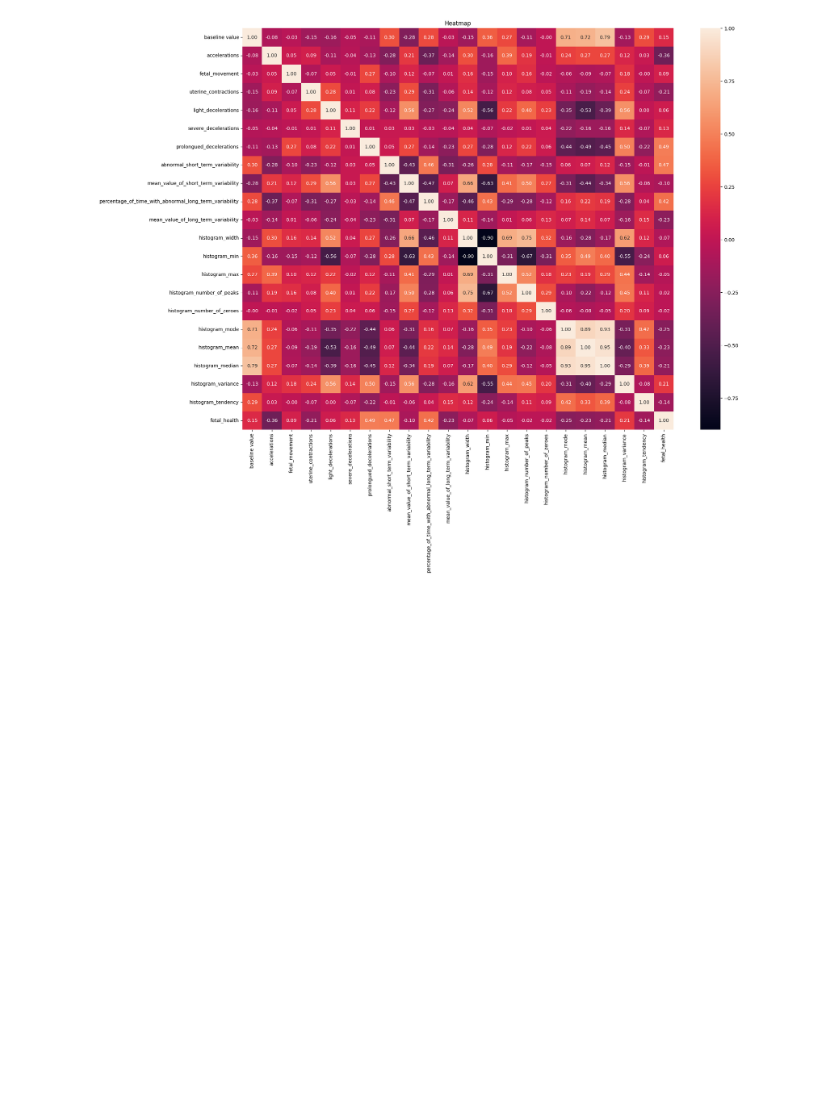
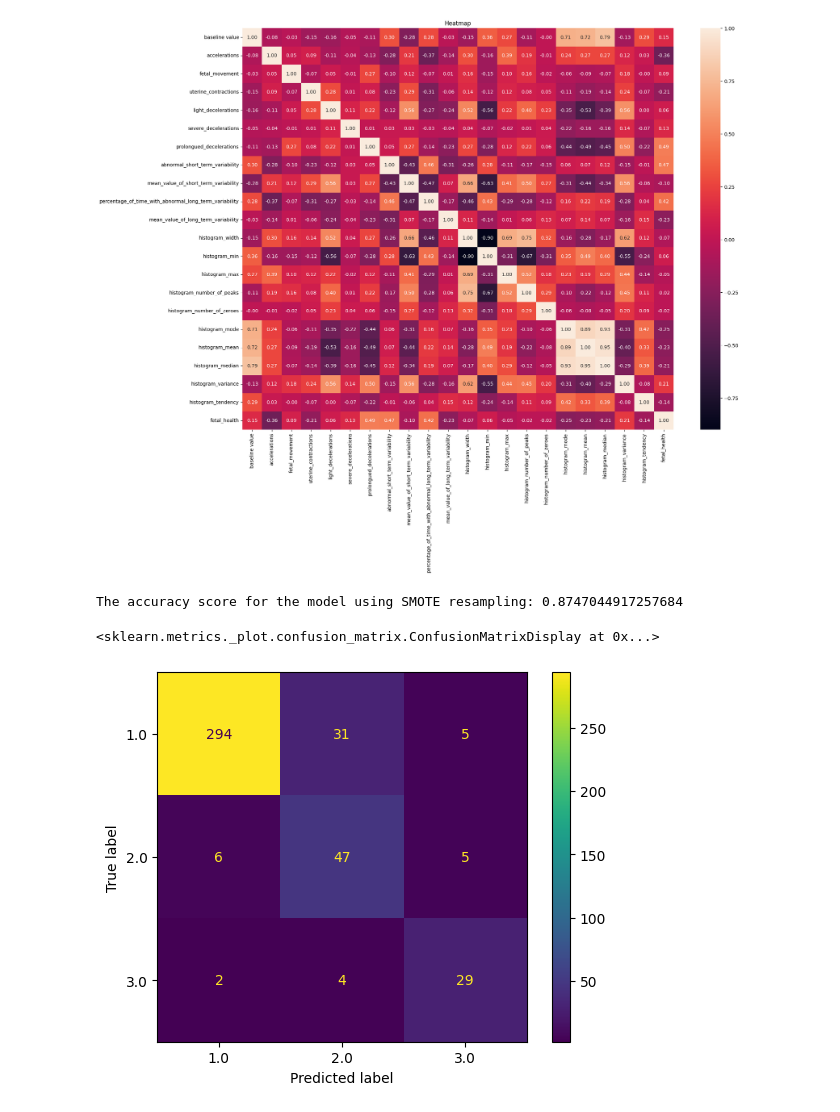
Before and after one commit to Constantin-Stamate/Pregnancy_Health_Assistant, a Jupyter notebook: models/logistic_regression.ipynb, the cells around one changed output. Drawn from its saved outputs; the diff is of its cells as text; code cells hidden in the pictures; blank space fills up the shorter version.

Commit message:
evaluated logistic regression models

```diff
--- a/models/logistic_regression.ipynb
+++ b/models/logistic_regression.ipynb
@@ -222,3 +222,17 @@ for method, (X_resampled, y_resampled) in {
     model = LogisticRegression(max_iter=1000, random_state=42, class_weight='balanced')
     model.fit(X_resampled, y_resampled)
     models[method] = model
+# %%
+smote_model = models['SMOTE']
+ros_model = models['ROS']
+rus_model = models['RUS']
+# %%
+y_pred_smote = smote_model.predict(X_test_scaled)
+print (f"The accuracy score for the model using SMOTE resampling: {accuracy_score(y_test, y_pred_smote)}")
+# %% [output]
+The accuracy score for the model using SMOTE resampling: 0.8747044917257684
+# %%
+ConfusionMatrixDisplay.from_predictions(y_test, y_pred_smote)
+# %% [output]
+<sklearn.metrics._plot.confusion_matrix.ConfusionMatrixDisplay at 0x...>
+[figure, added]
```
Also changed, not shown: parts of 7 cells of this notebook.
